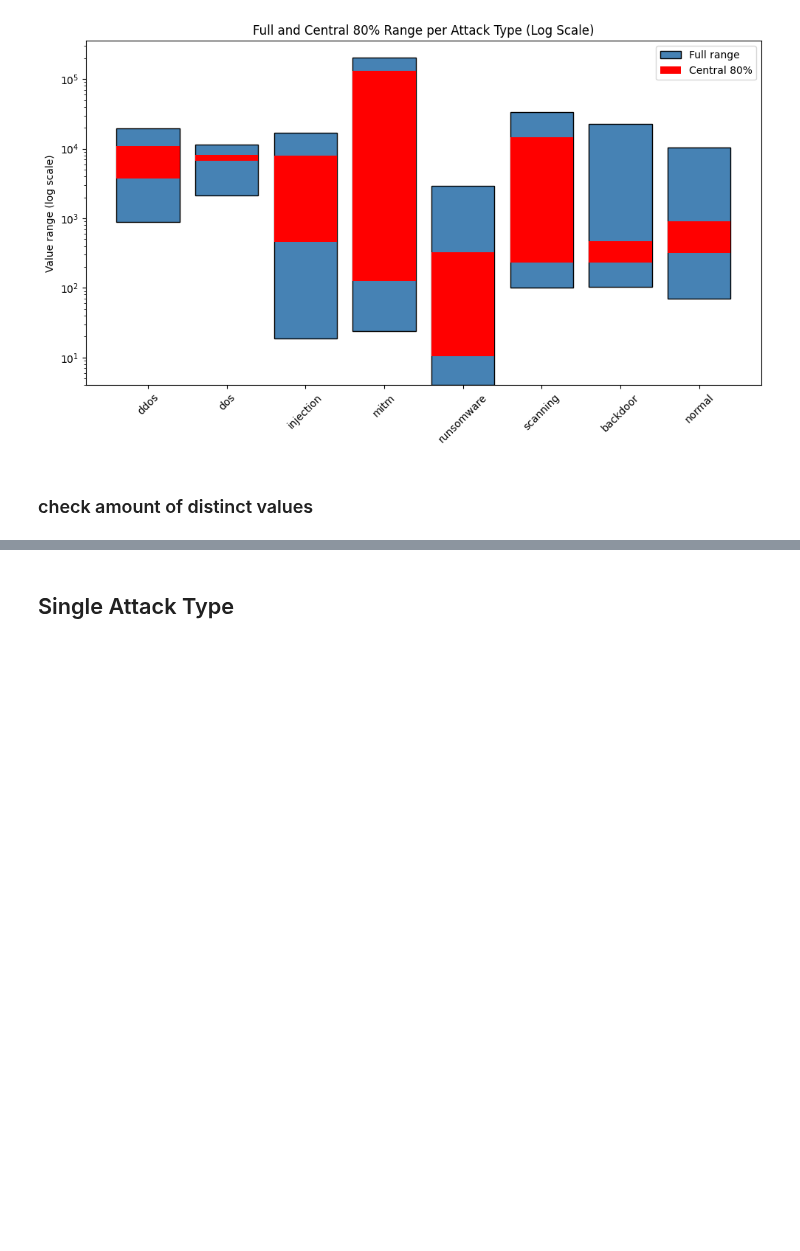
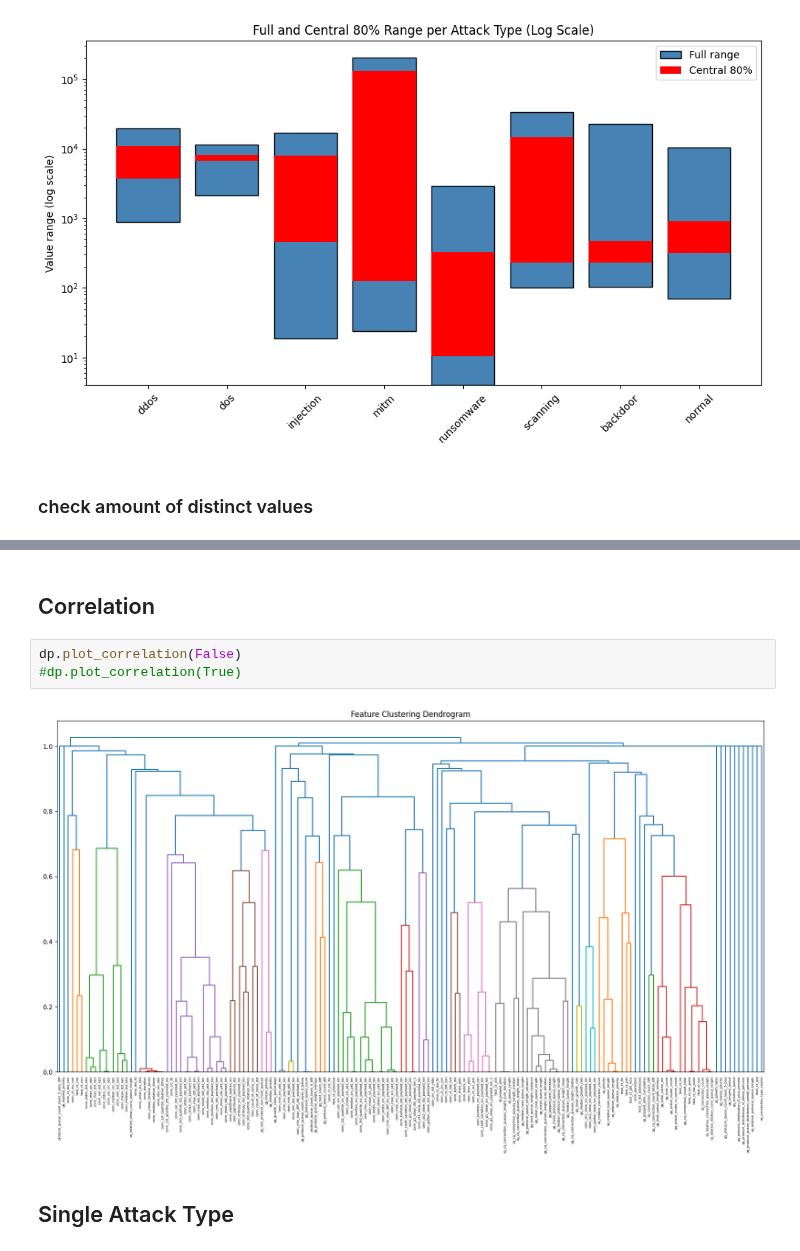
Before and after one commit to JannisMeyer/HSP_IDS, a Jupyter notebook: parquet.ipynb, the cells around one changed output, grey strips where cells are left out. Drawn from its saved outputs; the diff is of its cells as text; blank space fills up the shorter version.

Commit message:
refurbished correlation plot, added NA statistics

```diff
--- a/parquet.ipynb
+++ b/parquet.ipynb
@@ -410,3 +410,10 @@ max amount of unique values: 10
+# %% [markdown]
+## Correlation
+# %%
+dp.plot_correlation(False)
+#dp.plot_correlation(True)
+# %% [output]
+[figure, added]
 # %% [markdown]
 ## Single Attack Type
 # %% [markdown]
```
Also changed, not shown: parts of 2 cells of this notebook, 1 other file.
